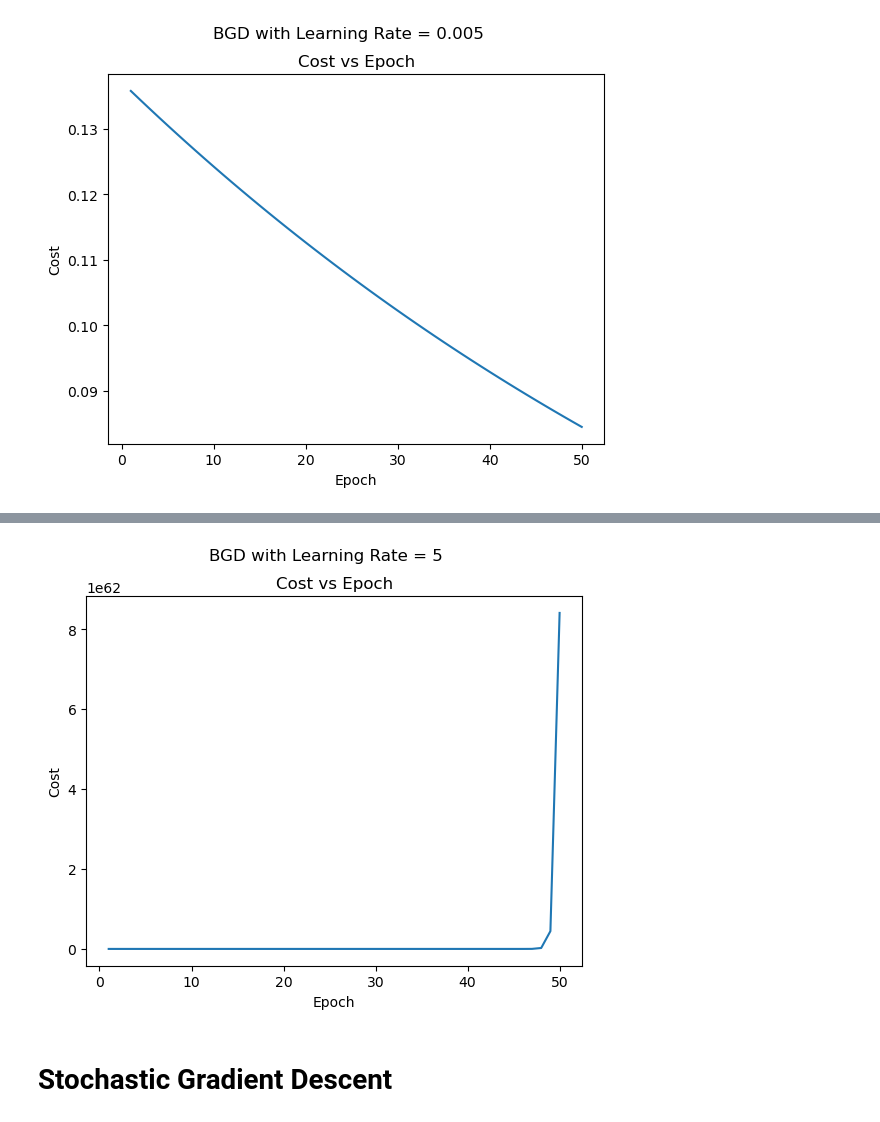
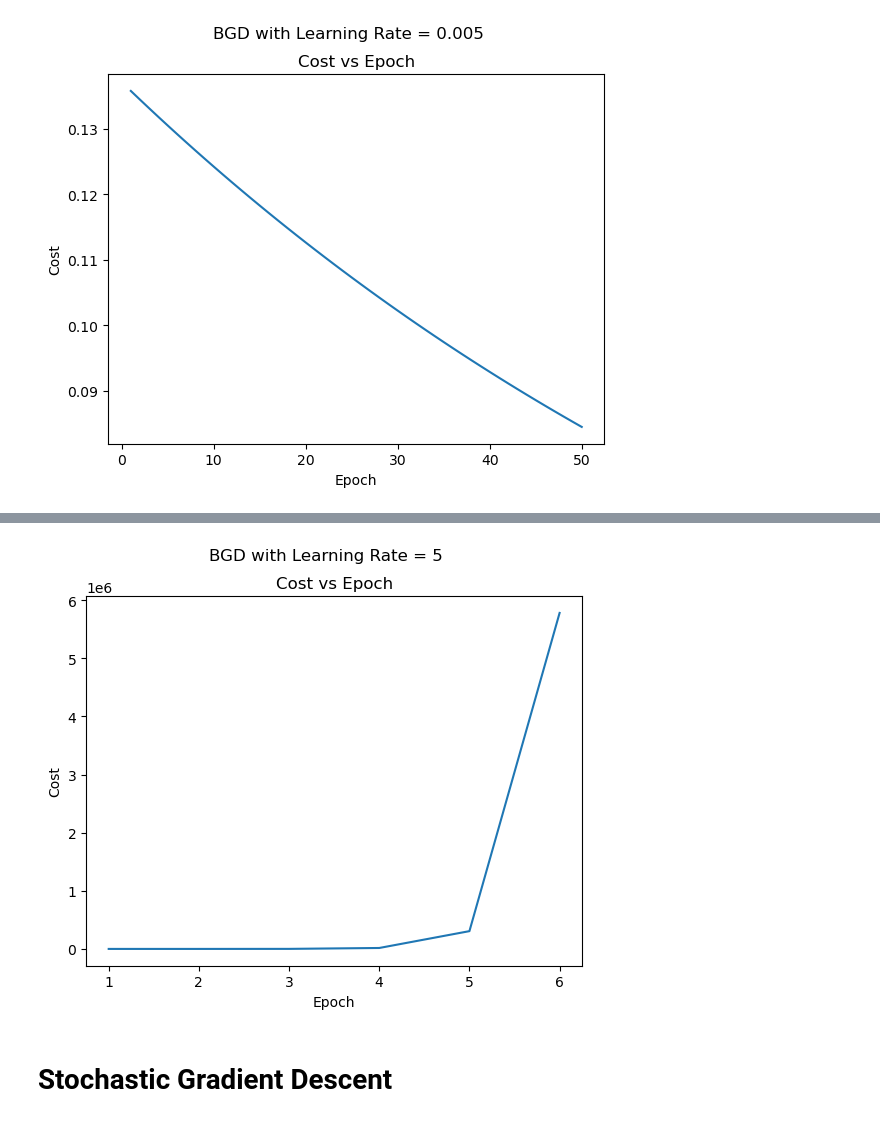
Before and after one commit to neo-the-one786/ML-Algos-Handcrafted-Implementation, a Jupyter notebook: Linear Regression/models/LinearRegression.ipynb, the cells around one changed output, grey strips where cells are left out. Cells and saved outputs as stored; diff of their text form; code cells hidden in the pictures.

```diff
--- a/Linear Regression/models/LinearRegression.ipynb
+++ b/Linear Regression/models/LinearRegression.ipynb
@@ -113,7 +113,7 @@ Prediction for input (10) = -1.4062656248784365e+32
 # %%
-model.plotCost(epochs=50, subtitle=f"BGD with Learning Rate = {lr}")
+model.plotCost(subtitle=f"BGD with Learning Rate = {lr}")
 # %% [output]
-[figure, old version]
+[figure, new version]
 # %% [markdown]
 # Stochastic Gradient Descent
 # %% [markdown]
```
Also changed, not shown: parts of 13 cells of this notebook, 3 other files.
